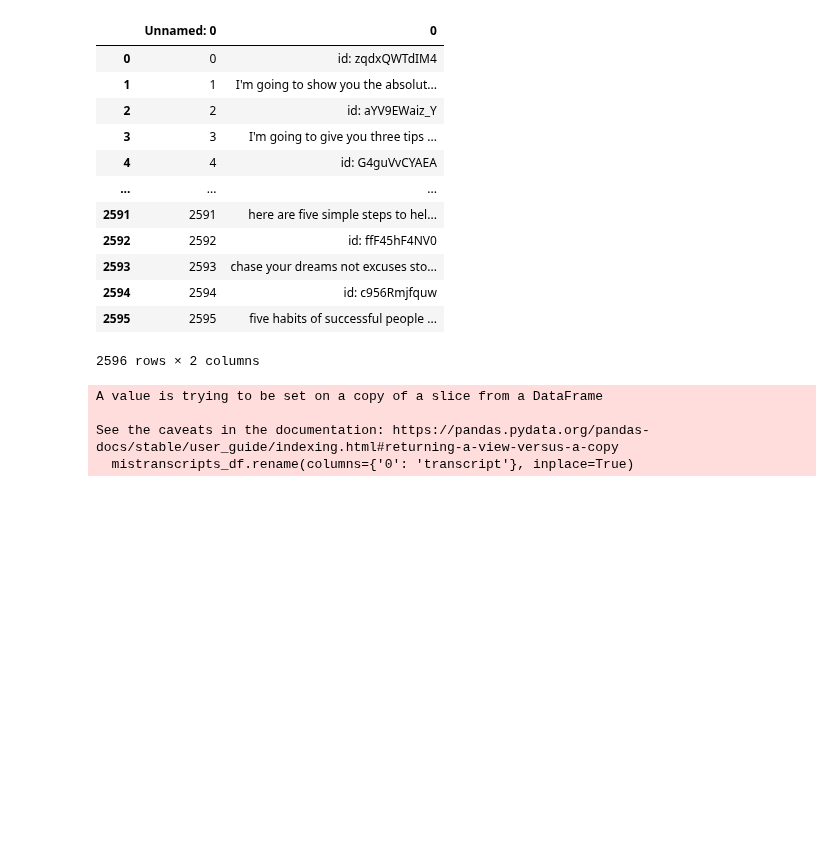
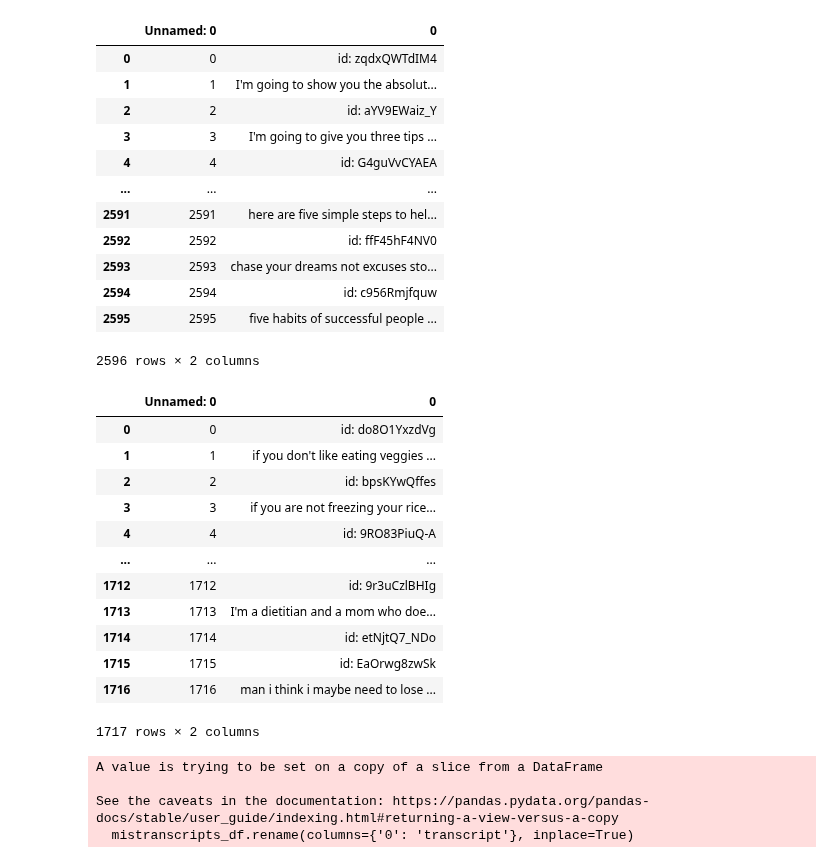
Before and after one commit to rileybaerg/TruthTube, a Jupyter notebook: TruthTubePracticumColab.ipynb, the cells around one changed output. Drawn from its saved outputs; the diff is of its cells as text; code cells hidden in the pictures; blank space fills up the shorter version.

```diff
--- a/TruthTubePracticumColab.ipynb
+++ b/TruthTubePracticumColab.ipynb
@@ -663,6 +663,23 @@ mistranscripts_df
 | 2594 | 2594 | id: c956Rmjfquw |
 | 2595 | 2595 | five habits of successful people ... |
 2596 rows × 2 columns
+# %%
+infotranscripts_df = pd.read_csv('all_info_transcripts.csv', delimiter=",")
+infotranscripts_df
+# %% [output]
+|  | Unnamed: 0 | 0 |
+| 0 | 0 | id: do8O1YxzdVg |
+| 1 | 1 | if you don't like eating veggies ... |
+| 2 | 2 | id: bpsKYwQffes |
+| 3 | 3 | if you are not freezing your rice... |
+| 4 | 4 | id: 9RO83PiuQ-A |
+| ... | ... | ... |
+| 1712 | 1712 | id: 9r3uCzlBHIg |
+| 1713 | 1713 | I'm a dietitian and a mom who doe... |
+| 1714 | 1714 | id: etNjtQ7_NDo |
+| 1715 | 1715 | id: EaOrwg8zwSk |
+| 1716 | 1716 | man i think i maybe need to lose ... |
+1717 rows × 2 columns
 # %%
 # drop Unnamed: 0 column
 mistranscripts_df.drop(columns=['Unnamed: 0'], inplace=True)
```
Also changed, not shown: parts of 12 cells of this notebook, 1 other file.
